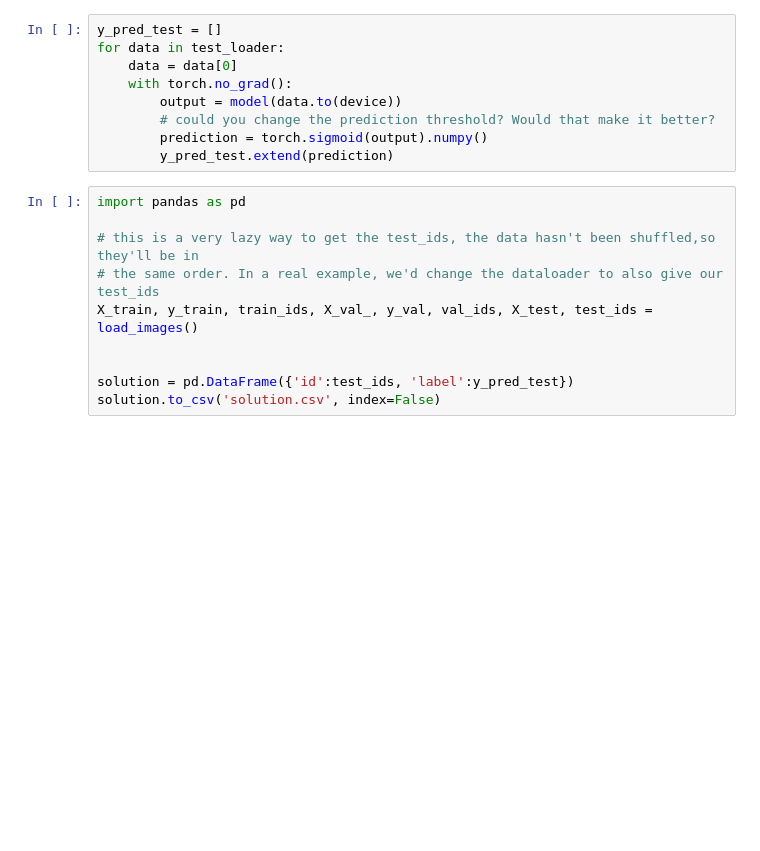
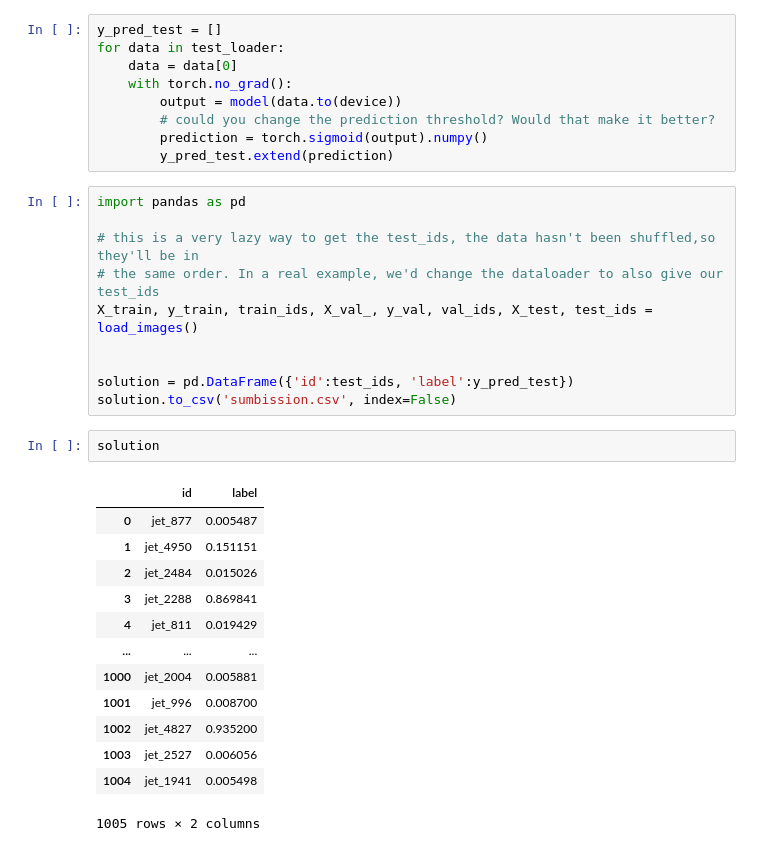
Before and after one commit to saxenaprajjwal/hsf-intro-to-ml-exercises, a Jupyter notebook: transformers.ipynb, the cells around one changed output. Cells and saved outputs as stored; diff of their text form; blank space fills up the shorter version.

```diff
--- a/transformers.ipynb
+++ b/transformers.ipynb
@@ -253,4 +253,20 @@ X_train, y_train, train_ids, X_val_, y_val, val_ids, X_test, test_ids = load_ima
 
 
 solution = pd.DataFrame({'id':test_ids, 'label':y_pred_test})
-solution.to_csv('solution.csv', index=False)
+solution.to_csv('sumbission.csv', index=False)
+# %%
+solution
+# %% [output]
+|  | id | label |
+| 0 | jet_877 | 0.005487 |
+| 1 | jet_4950 | 0.151151 |
+| 2 | jet_2484 | 0.015026 |
+| 3 | jet_2288 | 0.869841 |
+| 4 | jet_811 | 0.019429 |
+| ... | ... | ... |
+| 1000 | jet_2004 | 0.005881 |
+| 1001 | jet_996 | 0.008700 |
+| 1002 | jet_4827 | 0.935200 |
+| 1003 | jet_2527 | 0.006056 |
+| 1004 | jet_1941 | 0.005498 |
+1005 rows × 2 columns
```
Also changed, not shown: parts of 4 cells of this notebook.
